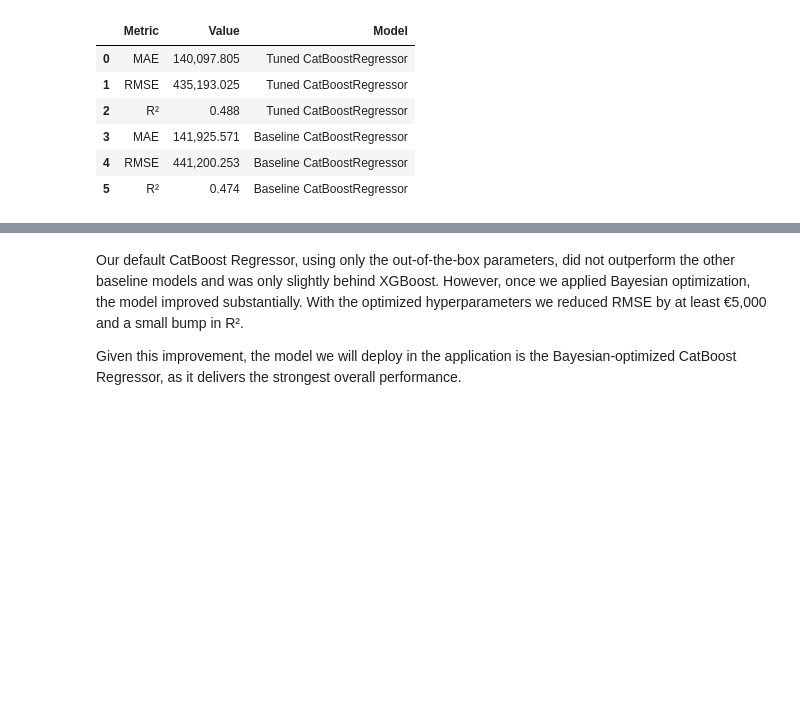
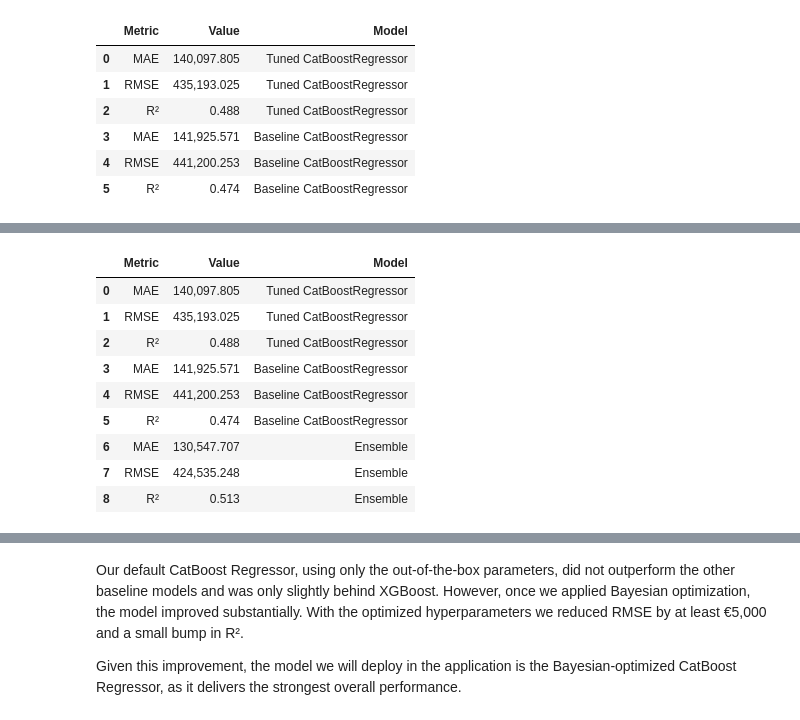
Before and after one commit to guywinfield/Data-Science-Projects, a Jupyter notebook: Analyses/Portugal Housing Prices/House Prices Prediction.ipynb, the cells around one changed output, grey strips where cells are left out. Drawn from its saved outputs; the diff is of its cells as text; code cells hidden in the pictures; blank space fills up the shorter version.

```diff
--- a/Analyses/Portugal Housing Prices/House Prices Prediction.ipynb
+++ b/Analyses/Portugal Housing Prices/House Prices Prediction.ipynb
@@ -1252,0 +1291,15 @@ plt.show()
+# %%
+estimators = [
+    ('rf', rf_pipe),
+    ('xgb', xgb_pipe),
+    ('cat', cat_model)
+]
+
+stack_model = StackingRegressor(
+    estimators=estimators,
+    final_estimator=LinearRegression(),
+    passthrough=False,
+    n_jobs=-1
+)
+# %%
+stack_model.fit(X_train, y_train)
@@ -1252,0 +1324,20 @@ plt.show()
+# %%
+y_pred_stack = np.expm1(stack_model.predict(X_test))
+y_true = y_test_actual
+
+ensemble_df = hf.summarise_model(y_test_actual, y_pred_stack)
+ensemble_df['Model'] = 'Ensemble'
+
+model_summary = pd.concat([model_summary, ensemble_df], ignore_index=True)
+model_summary
+# %% [output]
+|  | Metric | Value | Model |
+| 0 | MAE | 140,097.805 | Tuned CatBoostRegressor |
+| 1 | RMSE | 435,193.025 | Tuned CatBoostRegressor |
+| 2 | R² | 0.488 | Tuned CatBoostRegressor |
+| 3 | MAE | 141,925.571 | Baseline CatBoostRegressor |
+| 4 | RMSE | 441,200.253 | Baseline CatBoostRegressor |
+| 5 | R² | 0.474 | Baseline CatBoostRegressor |
+| 6 | MAE | 130,547.707 | Ensemble |
+| 7 | RMSE | 424,535.248 | Ensemble |
+| 8 | R² | 0.513 | Ensemble |
```
Also changed, not shown: parts of 16 cells of this notebook, 1 other file.
